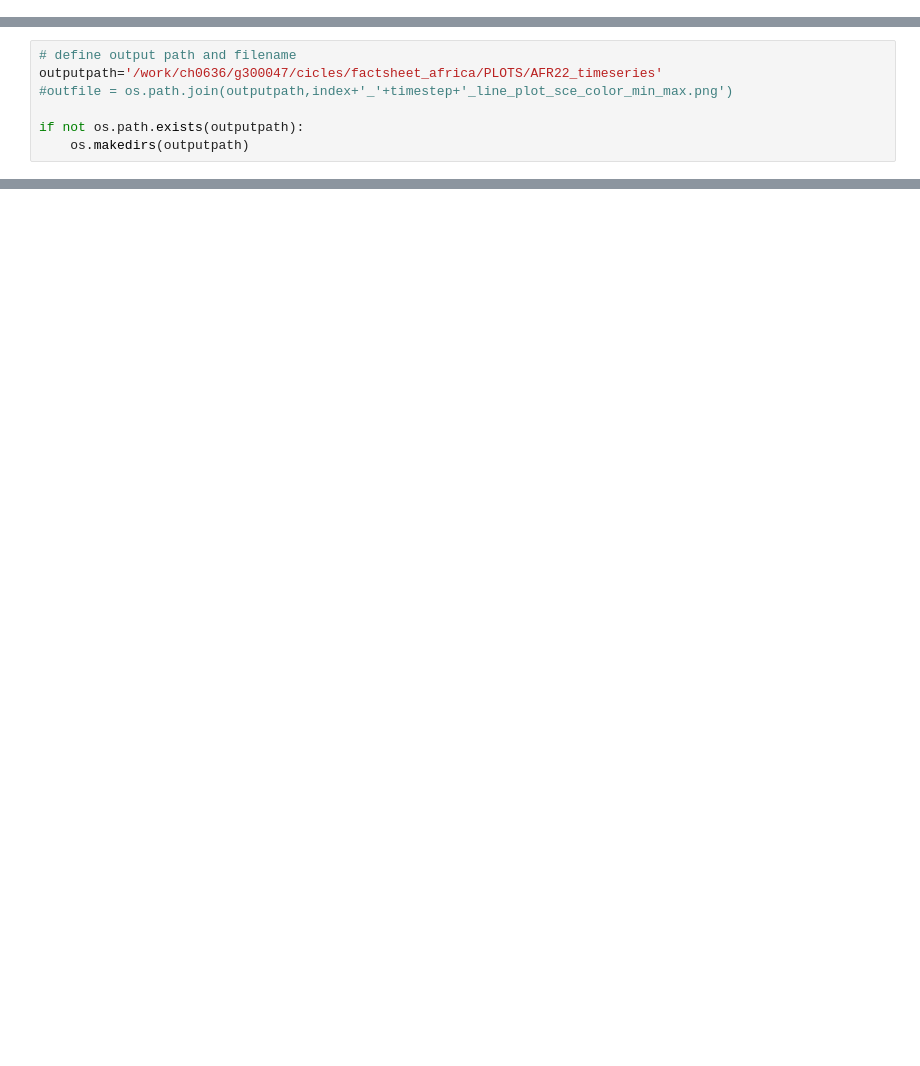
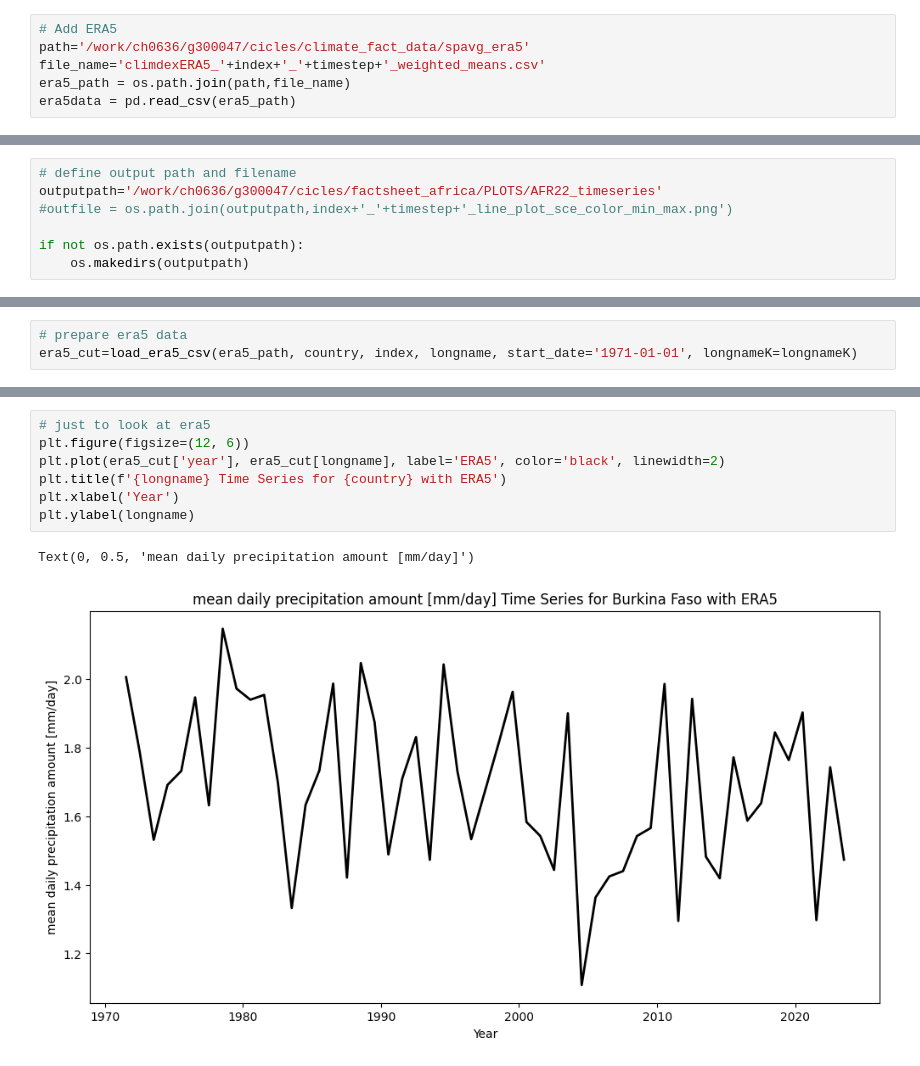
Before and after one commit to KatharinaBuelow/factsheet_africa, a Jupyter notebook: Notebooks/TIMESERIES/timeseries_TG_WASCAL.ipynb, the cells around one changed output, grey strips where cells are left out. Cells and saved outputs as stored; diff of their text form; blank space fills up the shorter version.

```diff
--- a/Notebooks/TIMESERIES/timeseries_TG_WASCAL.ipynb
+++ b/Notebooks/TIMESERIES/timeseries_TG_WASCAL.ipynb
@@ -28,0 +90,6 @@ data = data[data['region']==country]
+# %%
+# Add ERA5
+path='/work/ch0636/g300047/cicles/climate_fact_data/spavg_era5'
+file_name='climdexERA5_'+index+'_'+timestep+'_weighted_means.csv'
+era5_path = os.path.join(path,file_name)
+era5data = pd.read_csv(era5_path)
@@ -60,0 +121,3 @@ cut_data.head()
+# %%
+# prepare era5 data
+era5_cut=load_era5_csv(era5_path, country, index, longname, start_date='1971-01-01', longnameK=longnameK)
@@ -61 +126,11 @@ cut_data.head()
+# %%
+# just to look at era5
+plt.figure(figsize=(12, 6))
+plt.plot(era5_cut['year'], era5_cut[longname], label='ERA5', color='black', linewidth=2)
+plt.title(f'{longname} Time Series for {country} with ERA5')
+plt.xlabel('Year')
+plt.ylabel(longname)
+# %% [output]
+Text(0, 0.5, 'mean daily precipitation amount [mm/day]')
+[figure, added]
 # %%
```
Also changed, not shown: parts of 21 cells of this notebook, 1 other file.
